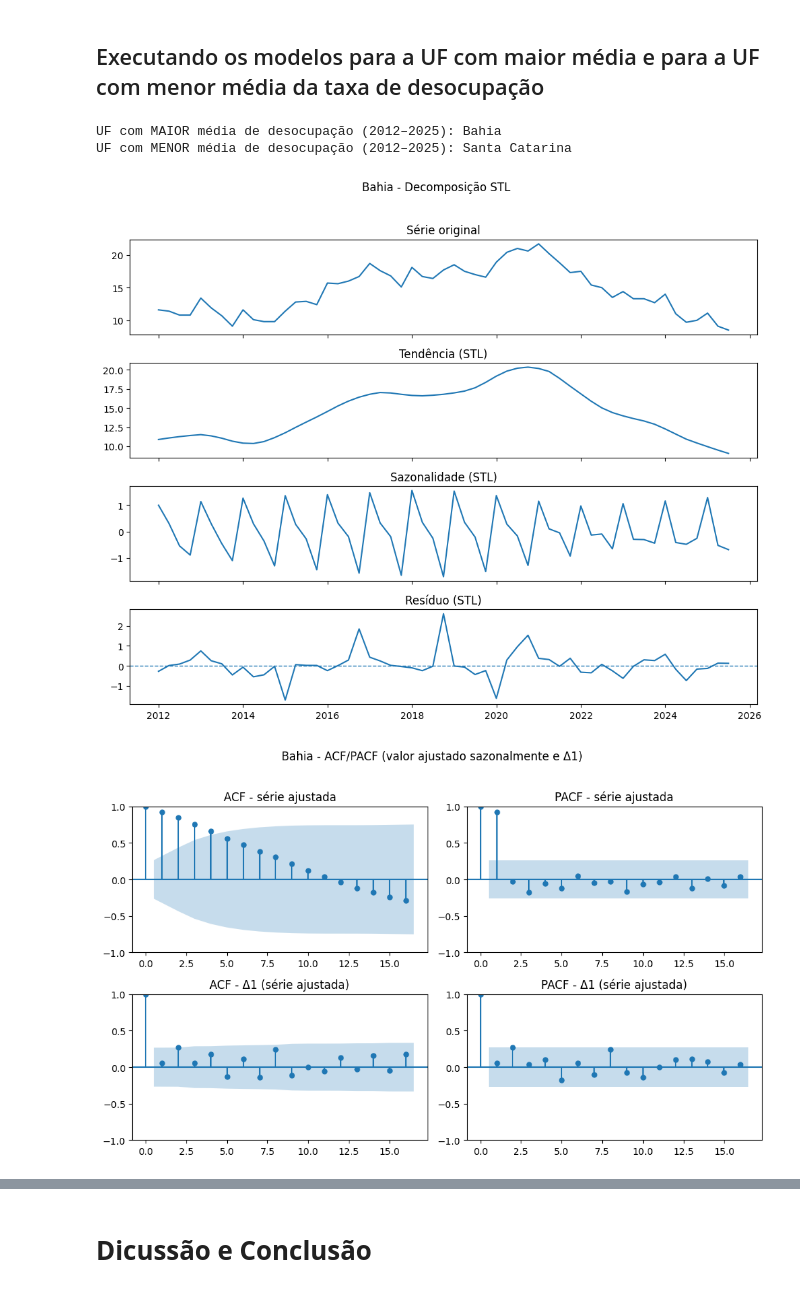
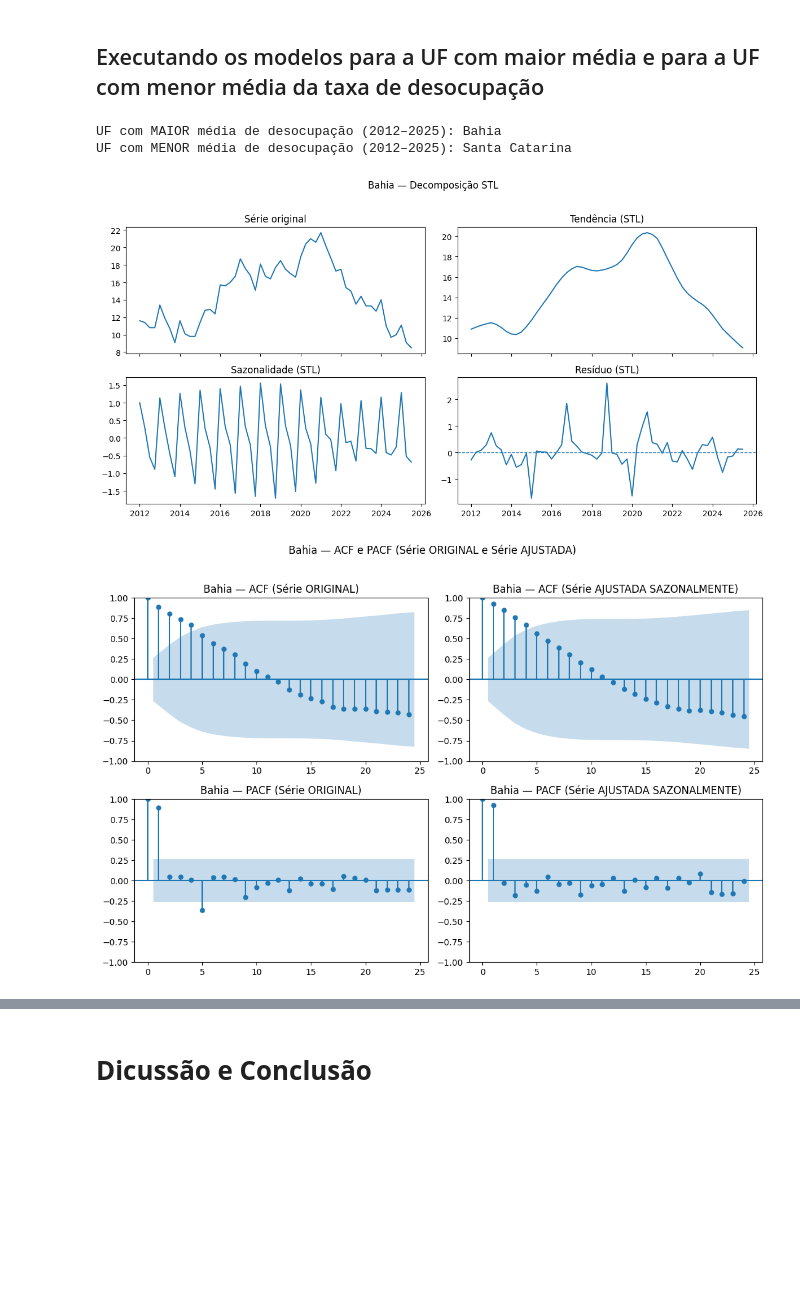
Before and after one commit to lattarian/projeto_aplicado_iv, a Jupyter notebook: projeto/cd_projeto_aplicado_IV_entrega_4.ipynb, the cells around one changed output, grey strips where cells are left out. Cells and saved outputs as stored; diff of their text form; code cells hidden in the pictures; blank space fills up the shorter version.

```diff
--- a/projeto/cd_projeto_aplicado_IV_entrega_4.ipynb
+++ b/projeto/cd_projeto_aplicado_IV_entrega_4.ipynb
@@ -978,7 +935,7 @@ print("UF com MENOR média de desocupação (2012–2025):", uf_menor)
 # ============================================================
 # 3) Função: STL + ACF/PACF para uma UF
 # ============================================================
-def stl_e_acf_pacf_uf(dfU, uf_nome, period=4, max_lag=16):
+def stl_e_acf_pacf_uf(dfU, uf_nome, period=4, max_lag=24):
     # Filtra e ordena a série da UF
     dados_uf = (
         dfU[dfU["local"] == uf_nome]
@@ -1000,66 +957,70 @@ def stl_e_acf_pacf_uf(dfU, uf_nome, period=4, max_lag=16):
     out["stl_resid"]        = res.resid
     out["valor_aj_sazonal"] = serie_aj.values
 
-    # ---------------- Plot STL ----------------
-    fig_stl, axes_stl = plt.subplots(4, 1, figsize=(10, 8), sharex=True)
-    fig_stl.suptitle(f"{uf_nome} - Decomposição STL", y=1.02)
+    # --------- STL em 2x2 (dois gráficos por linha) ----------
+    fig_stl, axes_stl = plt.subplots(2, 2, figsize=(12, 6), sharex=True)
+    fig_stl.suptitle(f"{uf_nome} — Decomposição STL", y=1.02)
 
-    axes_stl[0].plot(serie.index, serie.values)
-    axes_stl[0].set_title("Série original")
+    # Série original
+    axes_stl[0, 0].plot(serie.index, serie.values)
+    axes_stl[0, 0].set_title("Série original")
 
-    axes_stl[1].plot(serie.index, res.trend)
-    axes_stl[1].set_title("Tendência (STL)")
+    # Tendência
+    axes_stl[0, 1].plot(serie.index, res.trend)
+    axes_stl[0, 1].set_title("Tendência (STL)")
 
-    axes_stl[2].plot(serie.index, res.seasonal)
-    axes_stl[2].set_title("Sazonalidade (STL)")
+    # Sazonalidade
+    axes_stl[1, 0].plot(serie.index, res.seasonal)
+    axes_stl[1, 0].set_title("Sazonalidade (STL)")
 
-    axes_stl[3].plot(serie.index, res.resid)
-    axes_stl[3].axhline(0, linestyle="--", linewidth=1)
-    axes_stl[3].set_title("Resíduo (STL)")
+    # Resíduo
+    axes_stl[1, 1].plot(serie.index, res.resid)
+    axes_stl[1, 1].axhline(0, linestyle="--", linewidth=1)
+    axes_stl[1, 1].set_title("Resíduo (STL)")
 
     plt.tight_layout()
+    plt.savefig(f"{uf_nome}_stl.png", dpi=300, bbox_inches="tight")
     plt.show()
 
-    # ---------------- Diferença de 1ª ordem ----------------
-    serie_aj_diff1 = serie_aj.diff().dropna()
+    # ---------------- Séries para ACF/PACF ----------------
+    serie_aj_diff1 = serie_aj.diff().dropna()  # se quiser usar depois em ARIMA
 
-    # ---------------- Plots ACF / PACF ----------------
-    fig, axes = plt.subplots(2, 2, figsize=(10, 6))
-    fig.suptitle(f"{uf_nome} - ACF/PACF (valor ajustado sazonalmente e Δ1)", y=1.02)
+    # ---------------- Plots ACF / PACF (2x2) ----------------
+    fig, axes = plt.subplots(2, 2, figsize=(11, 7))
+    fig.suptitle(f"{uf_nome} — ACF e PACF (Série ORIGINAL e Série AJUSTADA)", y=1.02)
 
-    # ACF da série ajustada
-    plot_acf(serie_aj, lags=max_lag, ax=axes[0, 0])
-    axes[0, 0].set_title("ACF - série ajustada")
+    # Linha 1: ACF ORIGINAL x ACF AJUSTADA
+    plot_acf(serie,    lags=max_lag, ax=axes[0, 0])
+    axes[0, 0].set_title(f"{uf_nome} — ACF (Série ORIGINAL)")
 
-    # PACF da série ajustada
-    plot_pacf(serie_aj, lags=max_lag, ax=axes[0, 1], method="ywm")
-    axes[0, 1].set_title("PACF - série ajustada")
+    plot_acf(serie_aj, lags=max_lag, ax=axes[0, 1])
+    axes[0, 1].set_title(f"{uf_nome} — ACF (Série AJUSTADA SAZONALMENTE)")
 
-    # ACF da primeira diferença
-    plot_acf(serie_aj_diff1, lags=max_lag, ax=axes[1, 0])
-    axes[1, 0].set_title("ACF - Δ1 (série ajustada)")
+    # Linha 2: PACF ORIGINAL x PACF AJUSTADA
+    plot_pacf(serie,    lags=max_lag, ax=axes[1, 0], method="ywm")
+    axes[1, 0].set_title(f"{uf_nome} — PACF (Série ORIGINAL)")
 
-    # PACF da primeira diferença
-    plot_pacf(serie_aj_diff1, lags=max_lag, ax=axes[1, 1], method="ywm")
-    axes[1, 1].set_title("PACF - Δ1 (série ajustada)")
+    plot_pacf(serie_aj, lags=max_lag, ax=axes[1, 1], method="ywm")
+    axes[1, 1].set_title(f"{uf_nome} — PACF (Série AJUSTADA SAZONALMENTE)")
 
     plt.tight_layout()
+    plt.savefig(f"{uf_nome}_acf_pacf.png", dpi=300, bbox_inches="tight")
     plt.show()
 
     return out, res, serie_aj, serie_aj_diff1
 
 # ============================================================
 # 4) Rodando para UF com MAIOR e MENOR média
 # ============================================================
 df_stl_acf_maior, res_maior, serie_aj_maior, serie_aj_diff1_maior = stl_e_acf_pacf_uf(
-    dfU, uf_maior, period=4, max_lag=16
+    dfU, uf_maior, period=4, max_lag=24
 )
 
 df_stl_acf_menor, res_menor, serie_aj_menor, serie_aj_diff1_menor = stl_e_acf_pacf_uf(
-    dfU, uf_menor, period=4, max_lag=16
+    dfU, uf_menor, period=4, max_lag=24
 )
 # %% [output]
 UF com MAIOR média de desocupação (2012–2025): Bahia
 UF com MENOR média de desocupação (2012–2025): Santa Catarina
-[figure, old version]
+[figure, new version]
-[figure, old version]
+[figure, new version]
```
Also changed, not shown: parts of 20 cells of this notebook.
